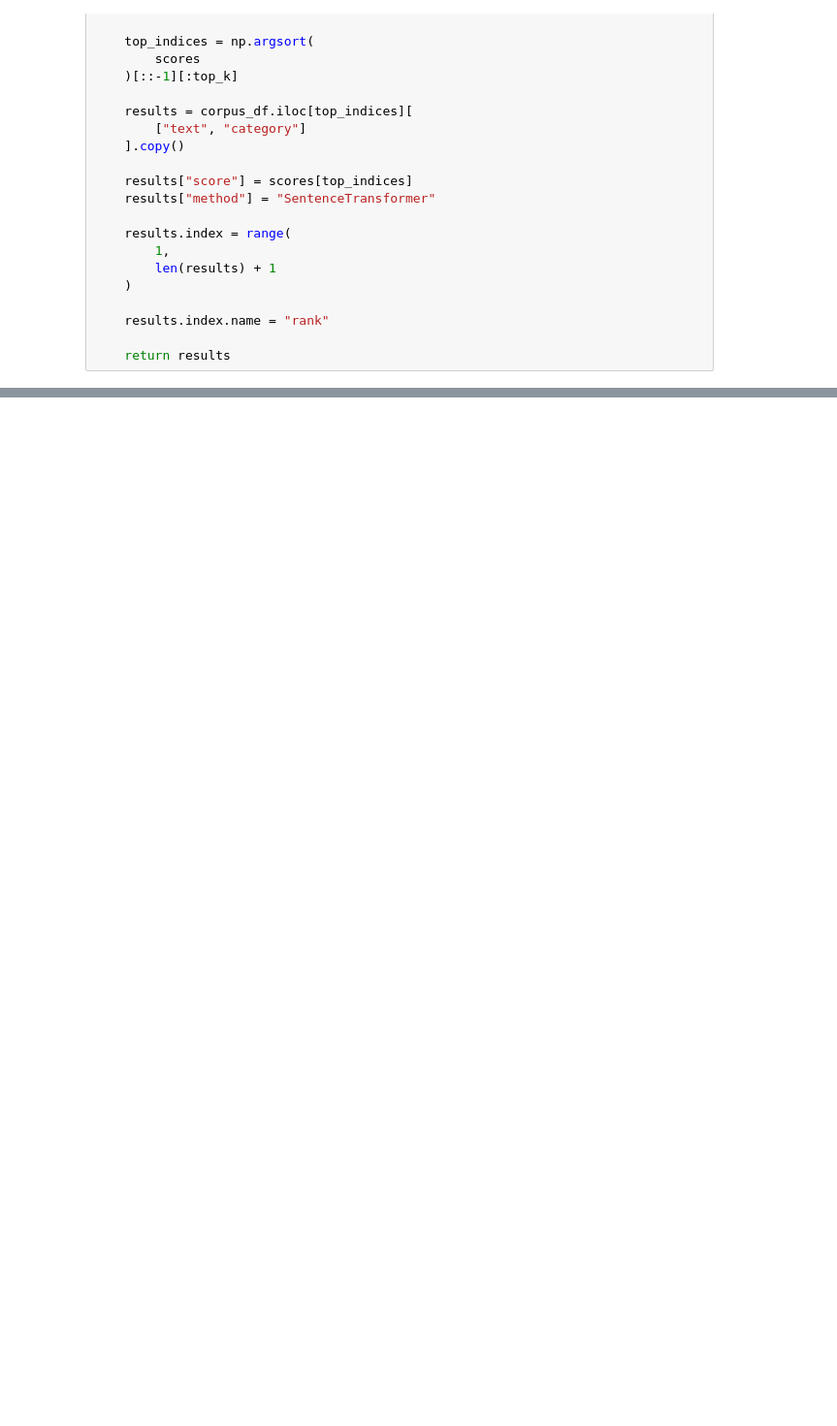
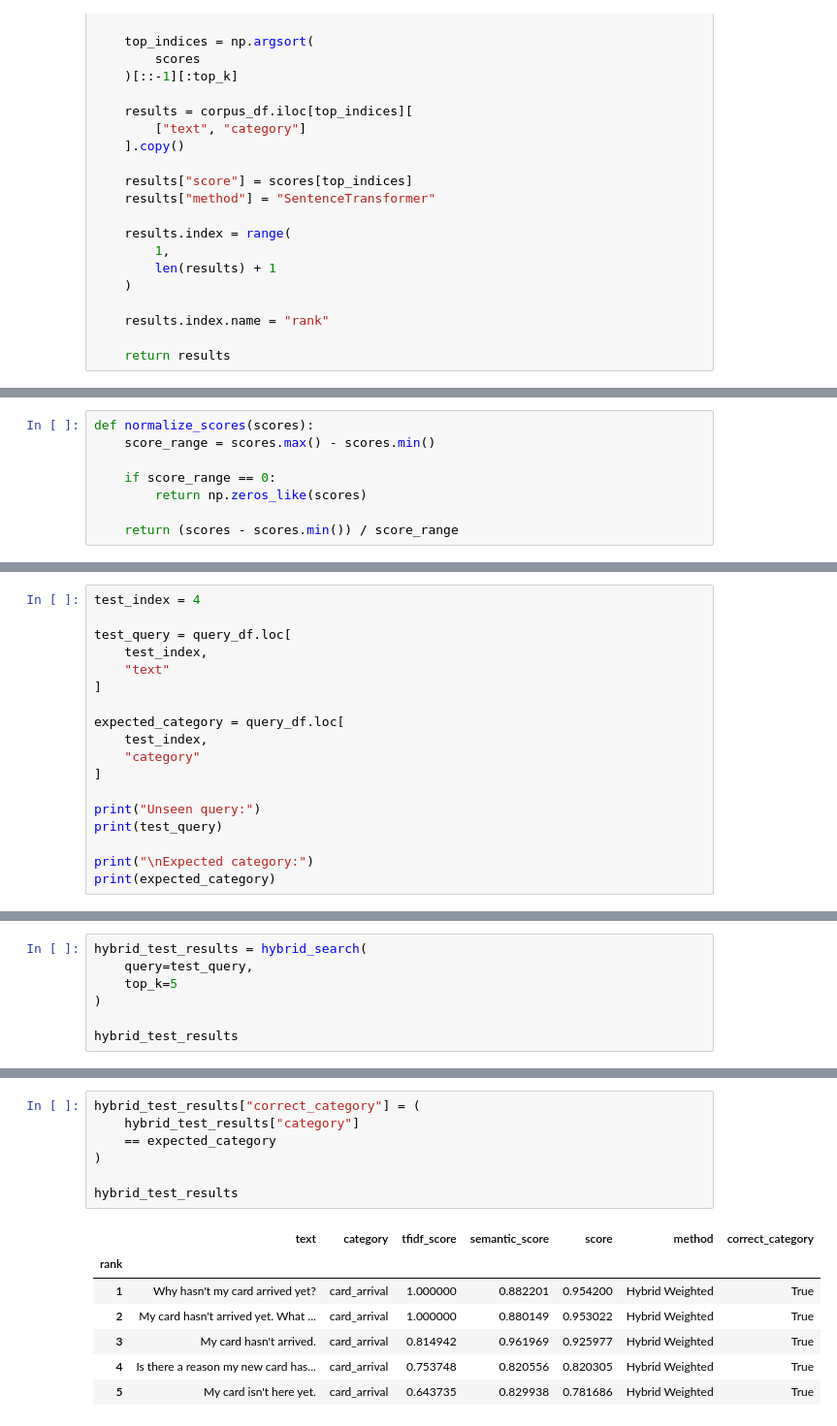
Before and after one commit to rowaidaEmad/FAQ-search-engine-project, a Jupyter notebook: code/main.ipynb, the cells around one changed output, grey strips where cells are left out. Shown at 97% size. Saved outputs shown, nothing was run; the diff lists cells and outputs as text; blank space fills up the shorter version.

```diff
--- a/code/main.ipynb
+++ b/code/main.ipynb
@@ -408,0 +409,8 @@ semantic_search(
+# %%
+def normalize_scores(scores):
+    score_range = scores.max() - scores.min()
+
+    if score_range == 0:
+        return np.zeros_like(scores)
+
+    return (scores - scores.min()) / score_range
@@ -408,0 +625,18 @@ semantic_search(
+# %%
+test_index = 4
+
+test_query = query_df.loc[
+    test_index,
+    "text"
+]
+
+expected_category = query_df.loc[
+    test_index,
+    "category"
+]
+
+print("Unseen query:")
+print(test_query)
+
+print("\nExpected category:")
+print(expected_category)
@@ -408,0 +649,7 @@ semantic_search(
+# %%
+hybrid_test_results = hybrid_search(
+    query=test_query,
+    top_k=5
+)
+
+hybrid_test_results
@@ -408,0 +664,15 @@ semantic_search(
+# %%
+hybrid_test_results["correct_category"] = (
+    hybrid_test_results["category"]
+    == expected_category
+)
+
+hybrid_test_results
+# %% [output]
+|  | text | category | tfidf_score | semantic_score | score | method | correct_category |
+| rank |  |  |  |  |  |  |  |
+| 1 | Why hasn't my card arrived yet? | card_arrival | 1.000000 | 0.882201 | 0.954200 | Hybrid Weighted | True |
+| 2 | My card hasn't arrived yet. What ... | card_arrival | 1.000000 | 0.880149 | 0.953022 | Hybrid Weighted | True |
+| 3 | My card hasn't arrived. | card_arrival | 0.814942 | 0.961969 | 0.925977 | Hybrid Weighted | True |
+| 4 | Is there a reason my new card has... | card_arrival | 0.753748 | 0.820556 | 0.820305 | Hybrid Weighted | True |
+| 5 | My card isn't here yet. | card_arrival | 0.643735 | 0.829938 | 0.781686 | Hybrid Weighted | True |
```
Also changed, not shown: parts of 16 cells of this notebook.
